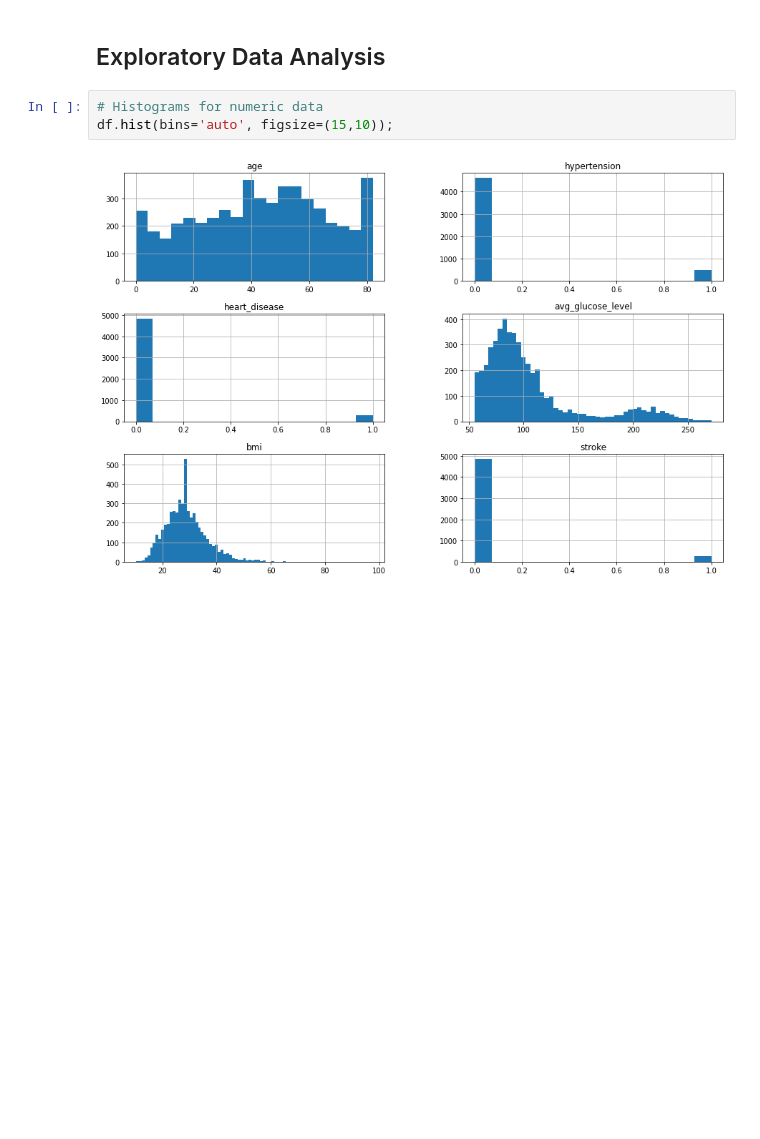
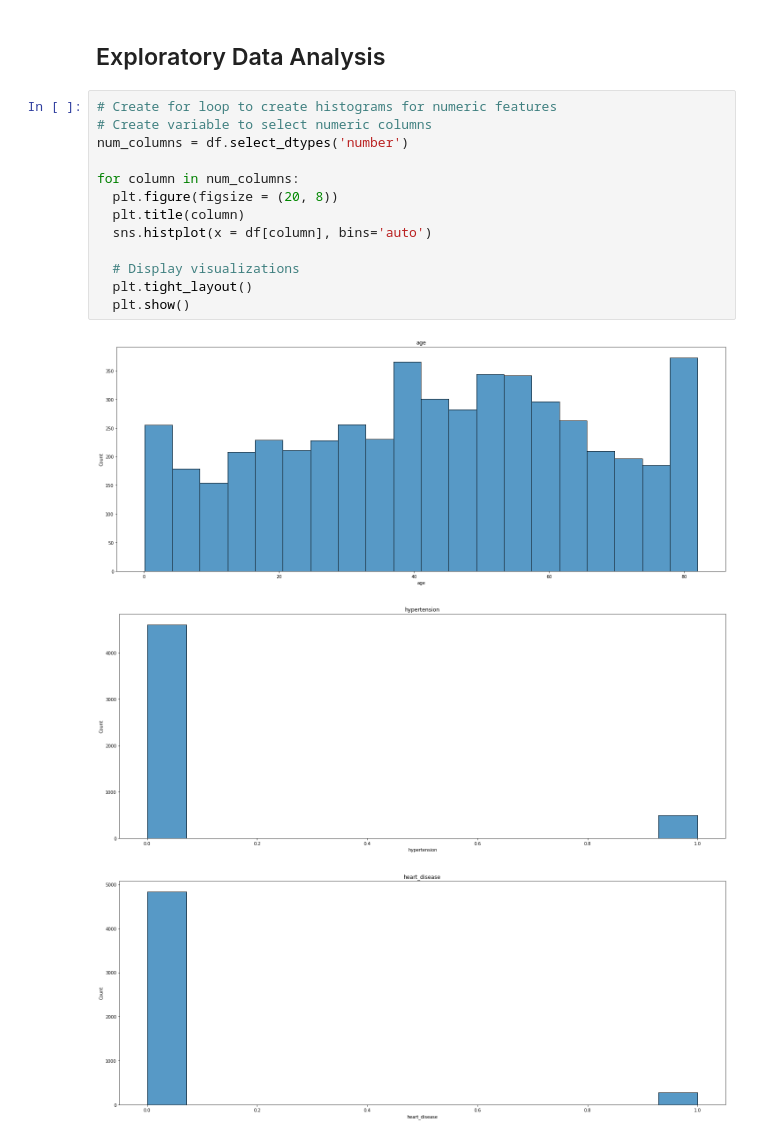
Before and after one commit to kevinbrnett/Classification-Project, a Jupyter notebook: Project_Part_2.ipynb, the cells around one changed output. Saved outputs shown, nothing was run; the diff lists cells and outputs as text; blank space fills up the shorter version.

```diff
--- a/Project_Part_2.ipynb
+++ b/Project_Part_2.ipynb
@@ -181,8 +182,20 @@ smokes              789
 Name: smoking_status, dtype: int64
 # %% [markdown]
 ## Exploratory Data Analysis
-# %%
-# Histograms for numeric data
-df.hist(bins='auto', figsize=(15,10));
-# %% [output]
-[figure, removed]
+# %%
+# Create for loop to create histograms for numeric features
+# Create variable to select numeric columns
+num_columns = df.select_dtypes('number')
+
+for column in num_columns:
+  plt.figure(figsize = (20, 8))
+  plt.title(column)
+  sns.histplot(x = df[column], bins='auto')
+
+  # Display visualizations
+  plt.tight_layout()
+  plt.show()
+# %% [output]
+[figure, added]
+[figure, added]
+[figure, added]
```
Also changed, not shown: parts of 7 cells of this notebook.
